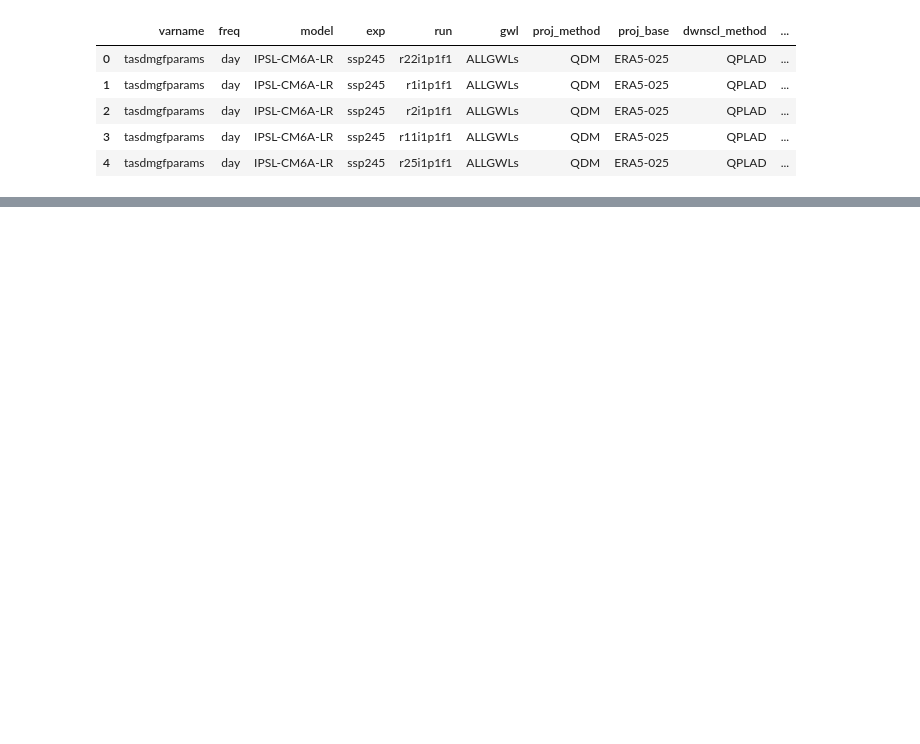
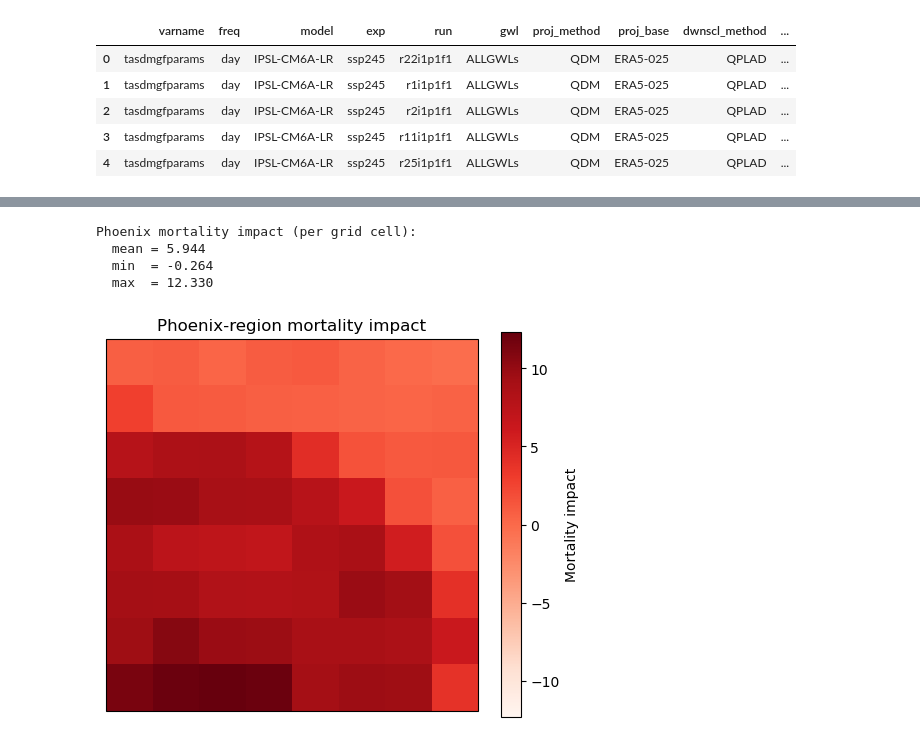
Before and after one commit to econwiz/summeraliaclimate, a Jupyter notebook: code/damage_func_across_bins.ipynb, the cells around one changed output, grey strips where cells are left out. Drawn from its saved outputs; the diff is of its cells as text; code cells hidden in the pictures; blank space fills up the shorter version.

```diff
--- a/code/damage_func_across_bins.ipynb
+++ b/code/damage_func_across_bins.ipynb
@@ -129,0 +218,40 @@ ModuleNotFoundError: No module named 'matplotlibs'
+# %%
+'''
+Test Phoenix region
+'''
+
+region = {'lat': slice(32.5, 34.5),'lon': slice(-113.0, -111.0)}
+
+impact = (diff_10F * dmgf_10F).sum(dim='bin10F')
+
+phoenix = impact.sel(lat=region['lat'], lon=region['lon'])
+
+mean_imp = float(phoenix.mean().compute().item())
+min_imp  = float(phoenix.min().compute().item())
+max_imp  = float(phoenix.max().compute().item())
+
+print(f"Phoenix mortality impact (per grid cell):")
+print(f"  mean = {mean_imp:.3f}")
+print(f"  min  = {min_imp:.3f}")
+print(f"  max  = {max_imp:.3f}")
+
+#phoenix
+# %% [output]
+Phoenix mortality impact (per grid cell):
+  mean = 5.944
+  min  = -0.264
+  max  = 12.330
+# %%
+'''
+Plot Phoenix region mortality impacts
+'''
+
+import matplotlib.pyplot as plt, cartopy.crs as ccrs
+
+fig, ax = plt.subplots(subplot_kw={'projection': ccrs.PlateCarree()}, figsize=(6,5))
+phoenix.plot(ax=ax, cmap='Reds', cbar_kwargs={'label':'Mortality impact'})
+ax.coastlines();
+ax.set_title('Phoenix-region mortality impact');
+plt.show()
+# %% [output]
+[figure, added]
```
Also changed, not shown: parts of 22 cells of this notebook.
